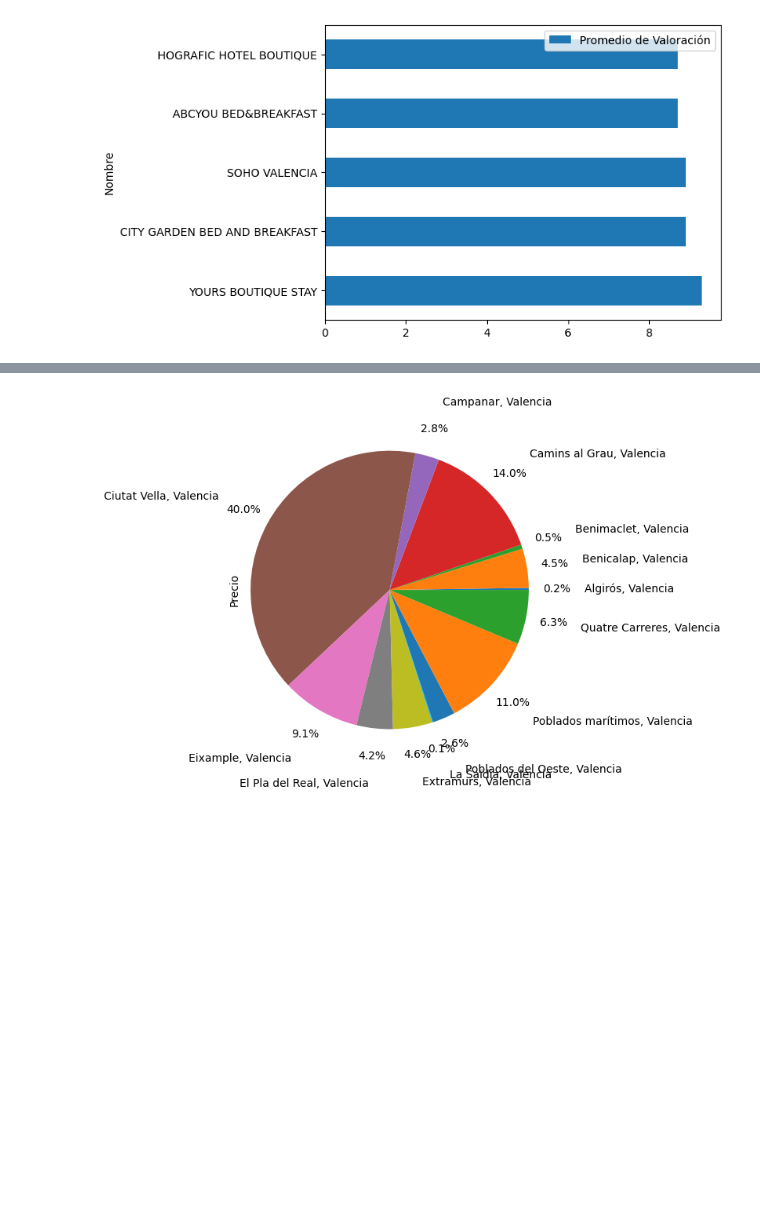
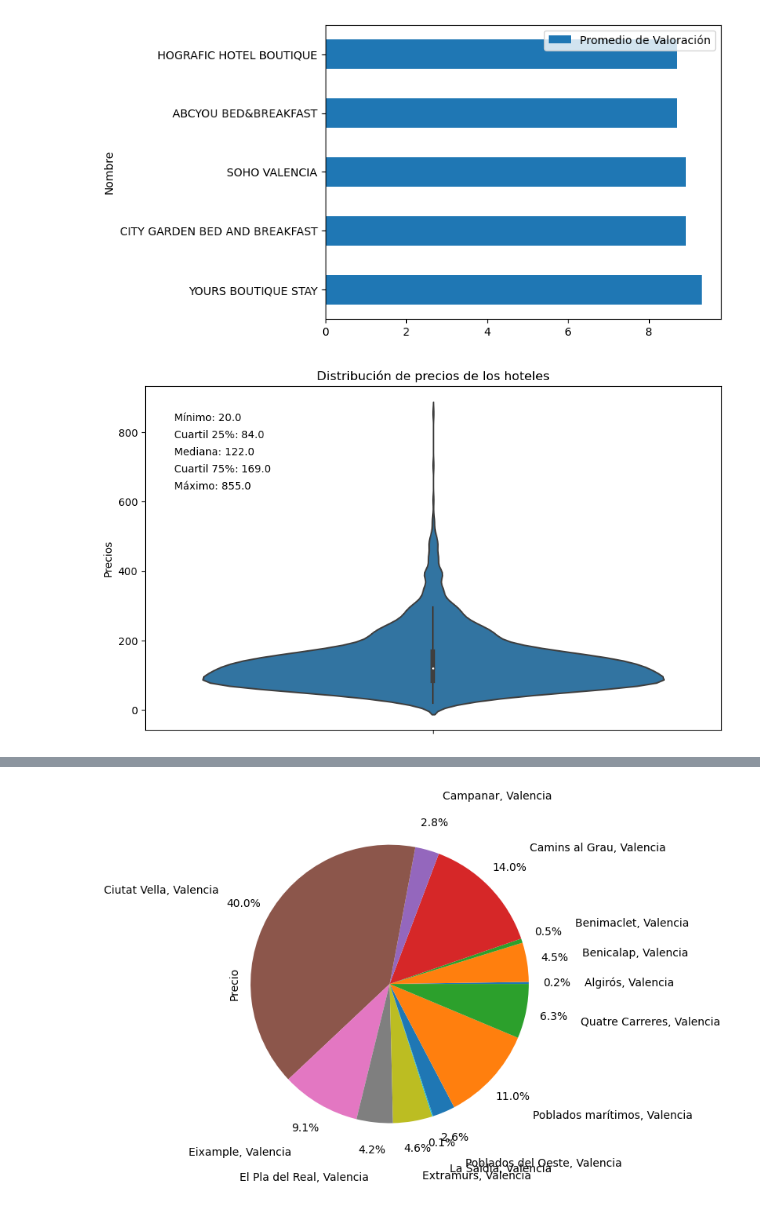
Before and after one commit to LMmansilla/Grupo14_Procesamiento, a Jupyter notebook: PD_valencia hoteles.ipynb, the cells around one changed output, grey strips where cells are left out. Saved outputs shown, nothing was run; the diff lists cells and outputs as text; code cells hidden in the pictures; blank space fills up the shorter version.

```diff
--- a/PD_valencia hoteles.ipynb
+++ b/PD_valencia hoteles.ipynb
@@ -346,3 +345,26 @@ prom_hotelesEix.plot.barh()
 plt.show()
 # %% [output]
 [figure]
+# %%
+# Crear un gráfico de violín con los datos de la columna 'Precio'
+plt.figure(figsize=(10, 6))
+sns.violinplot(data=precios_hoteles, y='Precio')
+
+# Añadir etiquetas a los ejes
+plt.xlabel('')
+plt.ylabel('Precios')
+
+# Añadir un título al gráfico
+plt.title('Distribución de precios de los hoteles')
+
+# Agregar etiquetas adicionales
+plt.text(0.05, 0.9, f"Mínimo: {precios_hoteles['Precio'].min()}", transform=plt.gca().transAxes)
+plt.text(0.05, 0.85, f"Cuartil 25%: {precios_hoteles['Precio'].quantile(0.25)}", transform=plt.gca().transAxes)
+plt.text(0.05, 0.8, f"Mediana: {precios_hoteles['Precio'].median()}", transform=plt.gca().transAxes)
+plt.text(0.05, 0.75, f"Cuartil 75%: {precios_hoteles['Precio'].quantile(0.75)}", transform=plt.gca().transAxes)
+plt.text(0.05, 0.7, f"Máximo: {precios_hoteles['Precio'].max()}", transform=plt.gca().transAxes)
+
+# Mostrar el gráfico
+plt.show()
+# %% [output]
+[figure, added]
```
Also changed, not shown: parts of 7 cells of this notebook.
